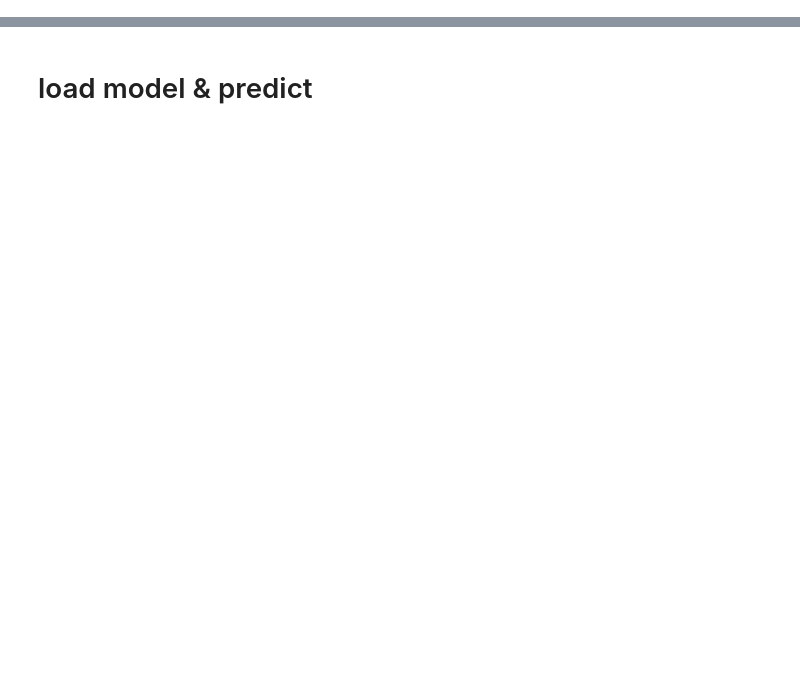
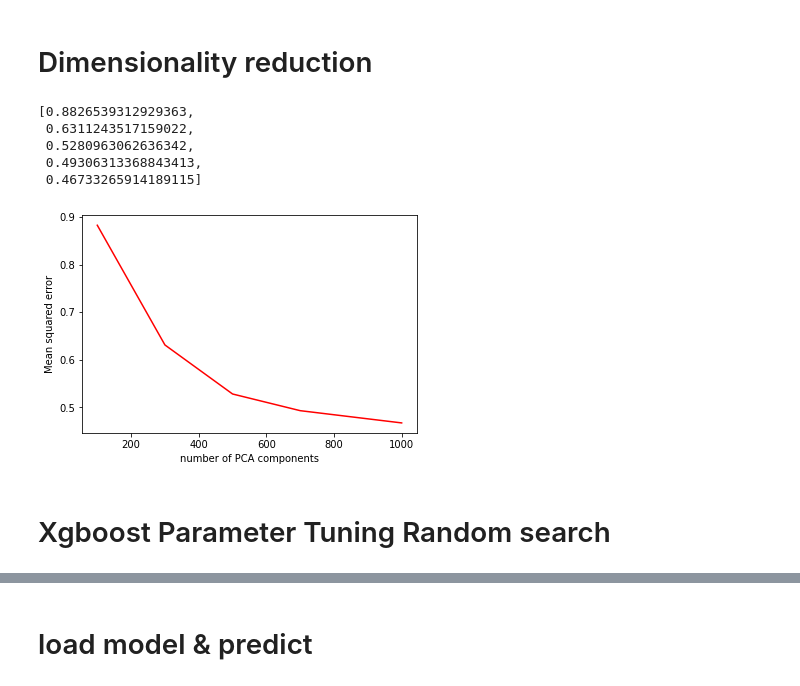
Before and after one commit to ZamDimon/ML-Wikipedia-Runner, a Jupyter notebook: internal/model/tf_iddf.ipynb, the cells around one changed output, grey strips where cells are left out. Saved outputs shown, nothing was run; the diff lists cells and outputs as text; code cells hidden in the pictures; blank space fills up the shorter version.

```diff
--- a/internal/model/tf_iddf.ipynb
+++ b/internal/model/tf_iddf.ipynb
@@ -75,6 +74,6 @@ len(test)
 tfidf = TfidfVectorizer(analyzer = 'word',
                         stop_words = 'english',
                         lowercase = True,
-                        max_features = 300,
+                        max_features = 1000,
                         norm = 'l1')
 # %%
@@ -153,3 +85,0 @@ print(scores.mean(), scores)
-# %%
-xgb_reg = XGBRegressor(**params)
-xgb_reg.fit(X, y)
@@ -258,0 +100,43 @@ print((test_q1_tfidf == 0).sum())
+# %%
+X_train, X_test, y_train, y_test = train_test_split(X, y, test_size=0.2, random_state=42)
+# %% [markdown]
+# Dimensionality reduction
+# %%
+params = {'reg_lambda': 5,
+ 'reg_alpha': 1,
+ 'objective': 'reg:squarederror',
+ 'n_estimators': 400,
+ 'min_child_weight': 10,
+ 'max_depth': 15,
+ 'learning_rate': 0.01,
+ 'gamma': 2,
+ 'colsample_bytree': 1,
+ 'booster': 'gbtree'}
+res_pca_components_mse = []
+for i in [2, 10, 50, 100, 200]:
+    X_train_pca = scipy.sparse.csr_matrix.toarray(X_train)
+    X_test_pca = scipy.sparse.csr_matrix.toarray(X_test)
+    pca = PCA(n_components=i)
+    pca.fit(X_train_pca)
+    X_train_pca = pca.transform(X_train_pca)
+    X_test_pca = pca.transform(X_test_pca)
+    xgb_reg = XGBRegressor(**params)
+    xgb_reg.fit(X_train_pca, y_train)
+    res_pca_components_mse.append(mean_squared_error(xgb_reg.predict(X_test_pca), y_test))
+# %%
+res_pca_components_mse
+# %% [output]
+[0.8826539312929363,
+ 0.6311243517159022,
+ 0.5280963062636342,
+ 0.49306313368843413,
+ 0.46733265914189115]
+# %%
+plt.plot(number, res_pca_components_mse, 'r')
+plt.xlabel('number of PCA components')
+plt.ylabel('Mean squared error')
+plt.savefig('visualisation/number_pca_components_MSE.png')
+# %% [output]
+[figure, added]
+# %% [markdown]
+# Xgboost Parameter Tuning Random search
```
Also changed, not shown: parts of 58 cells of this notebook, 10 other files.
